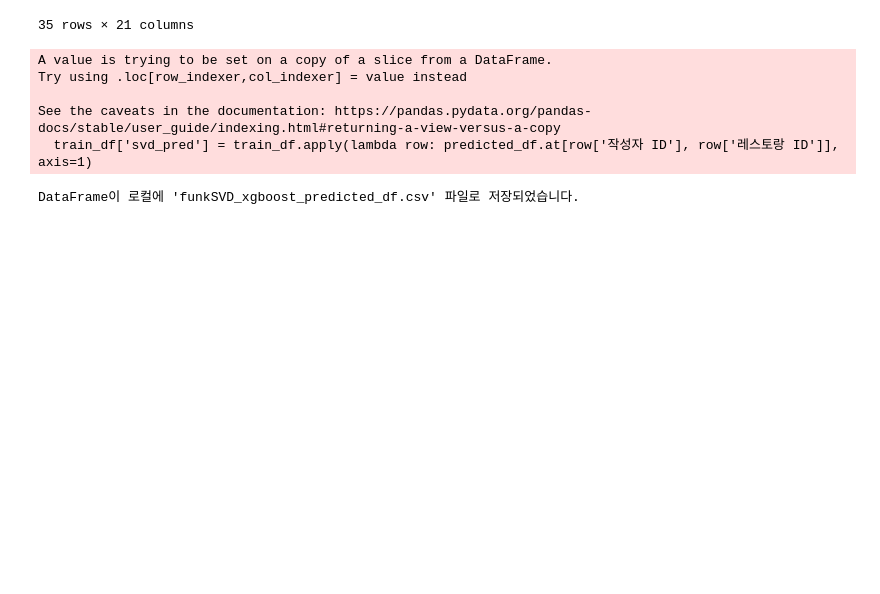
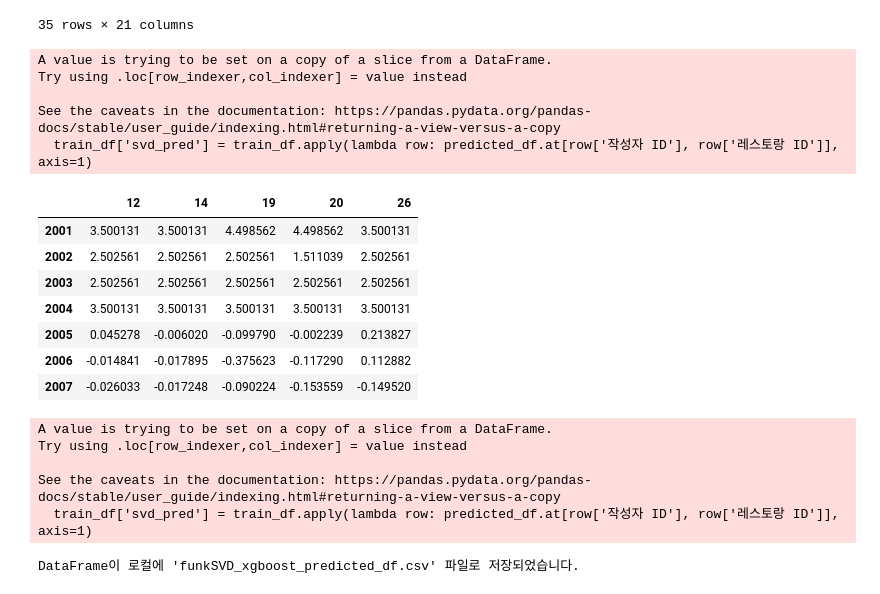
Before and after one commit to leeyseo/numtolic_recommend, a Jupyter notebook: new_funkSVD.ipynb, the cells around one changed output. Saved outputs shown, nothing was run; the diff lists cells and outputs as text; code cells hidden in the pictures; blank space fills up the shorter version.

```diff
--- a/new_funkSVD.ipynb
+++ b/new_funkSVD.ipynb
@@ -337,4 +337,84 @@ review_df
 | 33 | 2007 | 20 | NaN | NaN | NaN | NaN | NaN | NaN | NaN | ... |
 | 34 | 2007 | 26 | NaN | NaN | NaN | NaN | NaN | NaN | NaN | ... |
 35 rows × 21 columns
+# %%
+import pandas as pd
+import numpy as np
+from xgboost import XGBRegressor
+
+# 1. reviewRating이 있는 데이터만 추출하여 학습 데이터 생성
+train_df = review_df[review_df['reviewRating'].notna()]
+
+# 2. FunkSVD로 생성한 예측 평점을 train_df에 추가
+train_df['svd_pred'] = train_df.apply(lambda row: predicted_df.at[row['작성자 ID'], row['레스토랑 ID']], axis=1)
+
+# 3. 학습을 위한 특성(X)과 타겟(y) 정의
+X = train_df[['svd_pred', 'userRating', 'travelTime', 'rating', 'user_total_rating', 'user_total_count',
+              'user_restaurant_rating', 'user_restaurant_count', '유저_다른_레스토랑_평균',
+              '유저_레스토랑_최고_평점', '유저_레스토랑_최근_리뷰_경과시간(일)']].fillna(0)
+y = train_df['reviewRating']
+
+# 4. XGBoost 모델 학습
+xgb_model = XGBRegressor(objective='reg:squarederror', n_estimators=100, learning_rate=0.1,
+                         max_depth=5, random_state=42)
+xgb_model.fit(X, y)
+
+# 5. 모든 유저-아이템 조합에 대해 최종 예측 평점 생성
+user_ids = review_df['작성자 ID'].unique()
+item_ids = review_df['레스토랑 ID'].unique()
+final_predicted_df = pd.DataFrame(index=user_ids, columns=item_ids)
+
+# 6. 유저-아이템 조합에 대해 XGBoost 모델로 예측
+for user_id in user_ids:
+    for item_id in item_ids:
+        if pd.isna(user_id) or pd.isna(item_id):
+            continue  # user_id 또는 item_id가 NaN이면 건너뜁니다.
+
+        # XGBoost 입력 데이터 생성
+        svd_pred = predicted_df.at[user_id, item_id] if pd.notna(predicted_df.at[user_id, item_id]) else 0
+
+        # 유저 특성 가져오기
+        user_features = train_df[train_df['작성자 ID'] == user_id].iloc[0] if user_id in train_df['작성자 ID'].values else None
+        # 아이템 특성 가져오기
+        item_features = review_df[review_df['레스토랑 ID'] == item_id].iloc[0] if item_id in review_df['레스토랑 ID'].values else None
+
+        if user_features is not None and item_features is not None:
+            xgb_input = pd.DataFrame([{
+                'svd_pred': svd_pred,
+                'userRating': user_features['userRating'],
+                'travelTime': user_features['travelTime'],
+                'rating': item_features['rating'],
+                'user_total_rating': user_features['user_total_rating'],
+                'user_total_count': user_features['user_total_count'],
+                'user_restaurant_rating': user_features['user_restaurant_rating'],
+                'user_restaurant_count': user_features['user_restaurant_count'],
+                '유저_다른_레스토랑_평균': user_features['유저_다른_레스토랑_평균'],
+                '유저_레스토랑_최고_평점': user_features['유저_레스토랑_최고_평점'],
+                '유저_레스토랑_최근_리뷰_경과시간(일)': user_features['유저_레스토랑_최근_리뷰_경과시간(일)']
+            }]).fillna(0)  # NaN 값은 0으로 채웁니다.
+
+            # XGBoost로 평점 예측
+            pred_rating = xgb_model.predict(xgb_input)[0]
+            final_predicted_df.at[user_id, item_id] = pred_rating
+        else:
+            # 유저 또는 아이템의 정보가 없는 경우 FunkSVD 예측 값 사용
+            final_predicted_df.at[user_id, item_id] = svd_pred
+
+# DataFrame을 float로 변환하여 최종 예측 평점 행렬 출력
+final_predicted_df = final_predicted_df.astype(float)
+final_predicted_df
+# %% [output]
+A value is trying to be set on a copy of a slice from a DataFrame.
+Try using .loc[row_indexer,col_indexer] = value instead
+
+See the caveats in the documentation: https://pandas.pydata.org/pandas-docs/stable/user_guide/indexing.html#returning-a-view-versus-a-copy
+  train_df['svd_pred'] = train_df.apply(lambda row: predicted_df.at[row['작성자 ID'], row['레스토랑 ID']], axis=1)
+|  | 12 | 14 | 19 | 20 | 26 |
+| 2001 | 3.500131 | 3.500131 | 4.498562 | 4.498562 | 3.500131 |
+| 2002 | 2.502561 | 2.502561 | 2.502561 | 1.511039 | 2.502561 |
+| 2003 | 2.502561 | 2.502561 | 2.502561 | 2.502561 | 2.502561 |
+| 2004 | 3.500131 | 3.500131 | 3.500131 | 3.500131 | 3.500131 |
+| 2005 | 0.045278 | -0.006020 | -0.099790 | -0.002239 | 0.213827 |
+| 2006 | -0.014841 | -0.017895 | -0.375623 | -0.117290 | 0.112882 |
+| 2007 | -0.026033 | -0.017248 | -0.090224 | -0.153559 | -0.149520 |
 # %%
```
Also changed, not shown: parts of 2 cells of this notebook, 2 other files.
